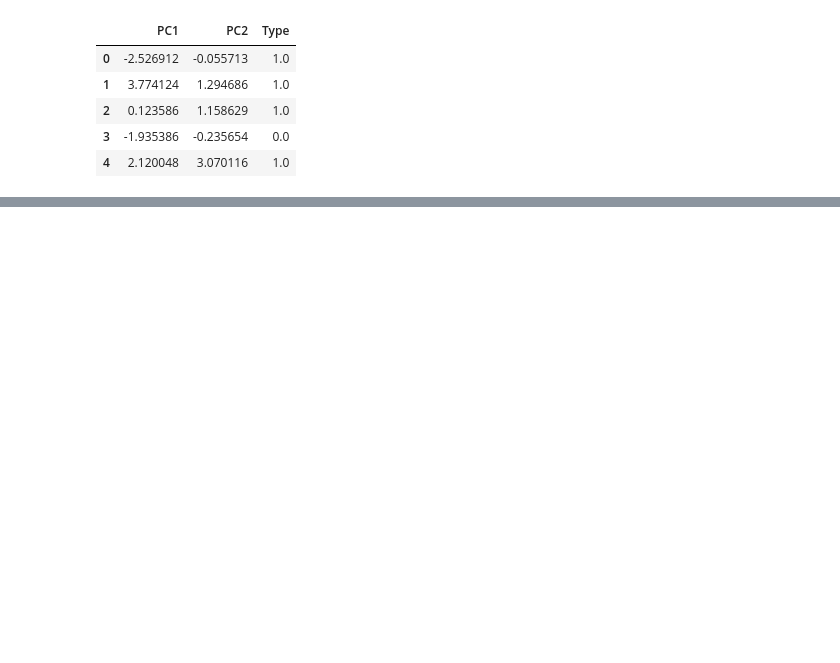
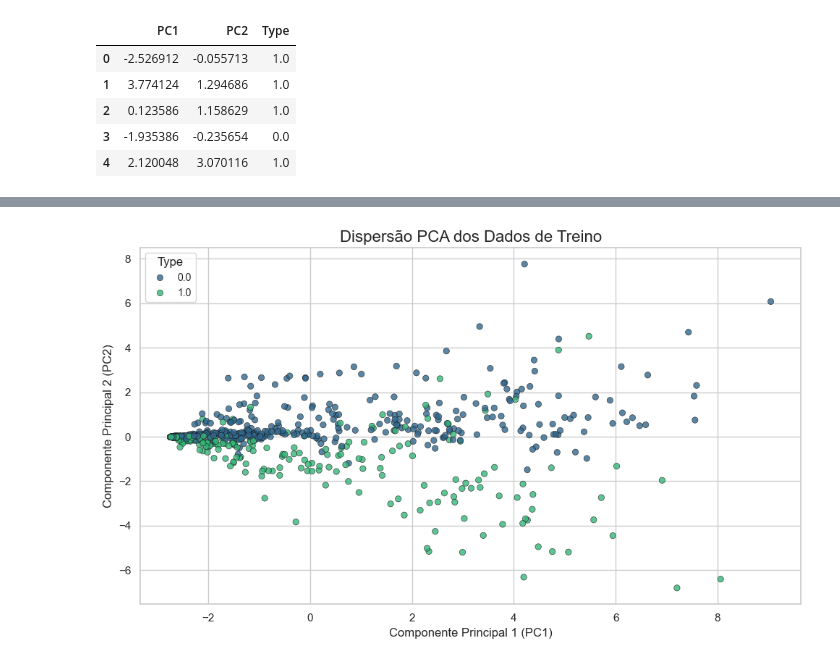
Before and after one commit to IsraelFPM/FootBall-EDA, a Jupyter notebook: PlayersAnalyses.ipynb, the cells around one changed output, grey strips where cells are left out. Cells and saved outputs as stored; diff of their text form; code cells hidden in the pictures; blank space fills up the shorter version.

```diff
--- a/PlayersAnalyses.ipynb
+++ b/PlayersAnalyses.ipynb
@@ -548,0 +576,6 @@ plt.show()
+# %%
+pca_2d = PCA(n_components=2)
+data_pca2 = pca_2d.fit_transform(X_test)
+df_PCA = pd.DataFrame(data_pca2, columns=['PC1','PC2'])
+df_PCA['Type'] = Player_test.loc[((Player_test['Won'].notnull())|(Player_test['Lost'].notnull()))&(~Player_test.Pos.str.match('MF'))]['Type'].values
+df_PCA.head()
@@ -548,0 +589,24 @@ plt.show()
+# %%
+sns.set(style="whitegrid")
+plt.figure(figsize=(10, 6))
+
+sns.scatterplot(
+    data=df_PCA,
+    x='PC1',
+    y='PC2',
+    hue='Type',  # Diferencia as cores por tipo
+    palette='viridis',  # Escolha uma paleta de cores
+    alpha=0.8,  # Transparência dos pontos
+    edgecolor='k'  # Contorno dos pontos
+)
+
+# Personalizar o gráfico
+plt.title('Dispersão PCA dos Dados de Treino', fontsize=16)
+plt.xlabel('Componente Principal 1 (PC1)', fontsize=12)
+plt.ylabel('Componente Principal 2 (PC2)', fontsize=12)
+plt.legend(title='Type', loc='best', fontsize=10)
+plt.tight_layout()
+
+plt.show()
+# %% [output]
+[figure, added]
```
Also changed, not shown: parts of 4 cells of this notebook.
